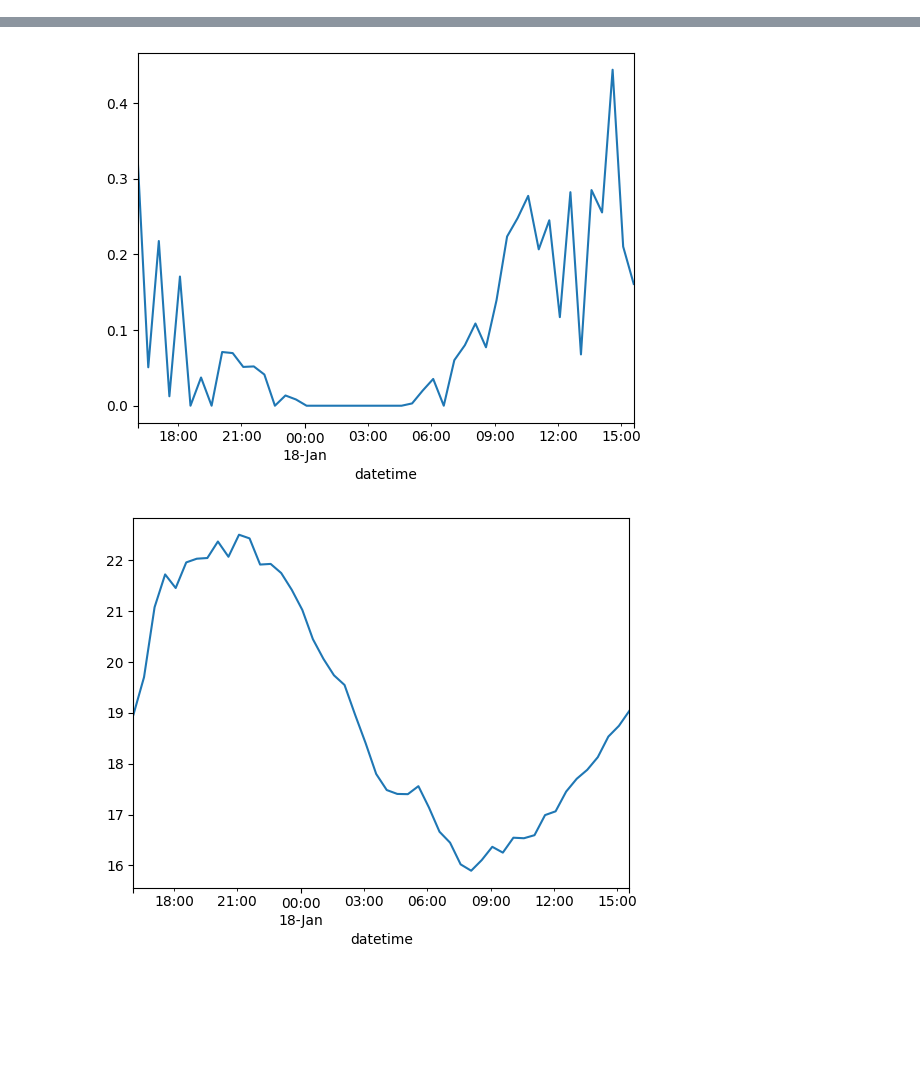
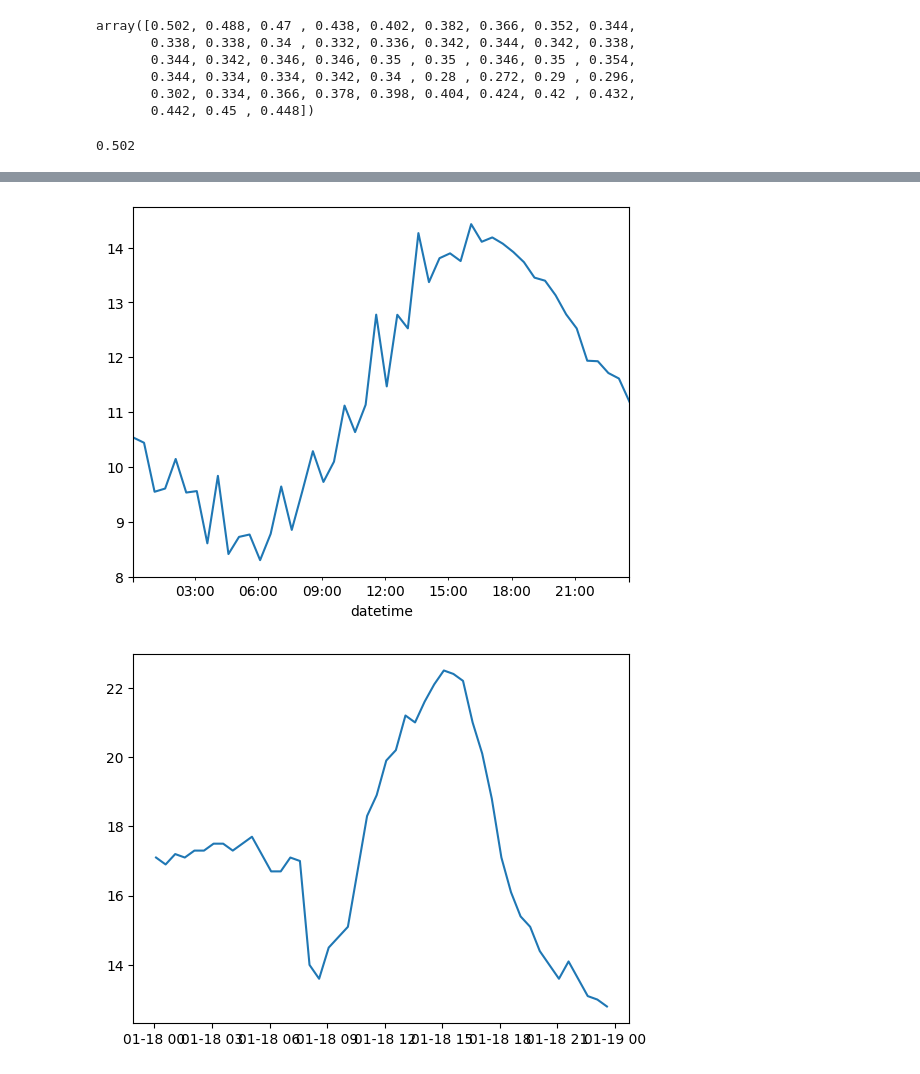
Before and after one commit to Muckthebuck/2023-Energy-kit, a Jupyter notebook: mol_model_testing.ipynb, the cells around one changed output, grey strips where cells are left out. Saved outputs shown, nothing was run; the diff lists cells and outputs as text; code cells hidden in the pictures; blank space fills up the shorter version.

Commit message:
added time offset to start from 00:05

```diff
--- a/mol_model_testing.ipynb
+++ b/mol_model_testing.ipynb
@@ -7,0 +98,4 @@ ml = ml_model(ob)
+# %%
+start = 16
+t = ob.get_timestamps()
+t[start:]
@@ -8,8 +115,24 @@ ml = ml_model(ob)
+# %%
+y_test = ob.get_y(0,'temp')
+y_test
+# %% [output]
+array([0.502, 0.488, 0.47 , 0.438, 0.402, 0.382, 0.366, 0.352, 0.344,
+       0.338, 0.338, 0.34 , 0.332, 0.336, 0.342, 0.344, 0.342, 0.338,
+       0.344, 0.342, 0.346, 0.346, 0.35 , 0.35 , 0.346, 0.35 , 0.354,
+       0.344, 0.334, 0.334, 0.342, 0.34 , 0.28 , 0.272, 0.29 , 0.296,
+       0.302, 0.334, 0.366, 0.378, 0.398, 0.404, 0.424, 0.42 , 0.432,
+       0.442, 0.45 , 0.448])
+# %%
+y_test[0]
+# %% [output]
+0.502
 # %%
-for i in range(3):
+start = 16
+scalar = ob.get_scalar_y("temp")
+for i in range(start,start+2):
     T_out, Ins_PV, Load = ml.predict(i,ob)
-    Ins_PV.plot()
-    plt.show()
     T_out.plot()
     plt.show()
+    plt.plot(t[i:i+48],scalar.inverse_transform(ob.get_y(i,"temp")))
+    plt.show()
 # %% [output]
@@ -17,2 +144,2 @@ for i in range(3):
-[figure, old version]
+[figure, new version]
-[figure, old version]
+[figure, new version]
```
Also changed, not shown: parts of 6 cells of this notebook, 3 other files.
